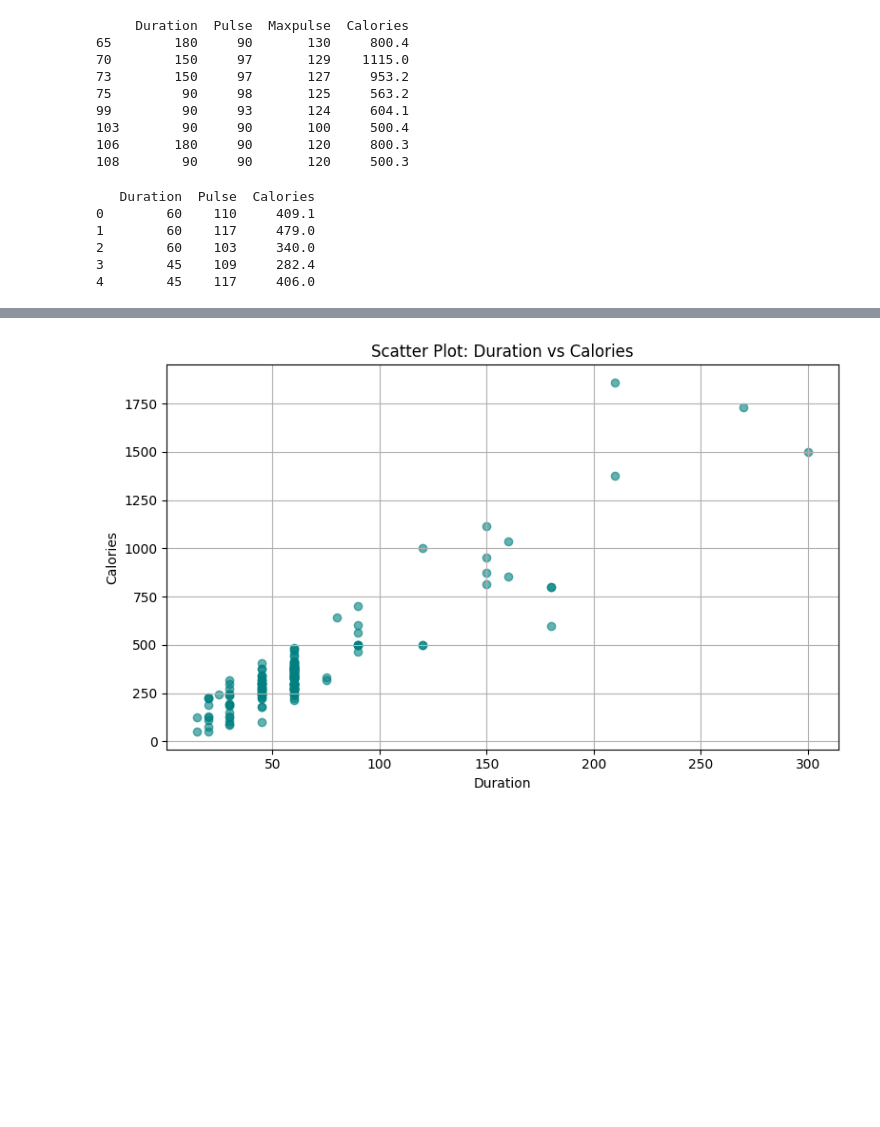
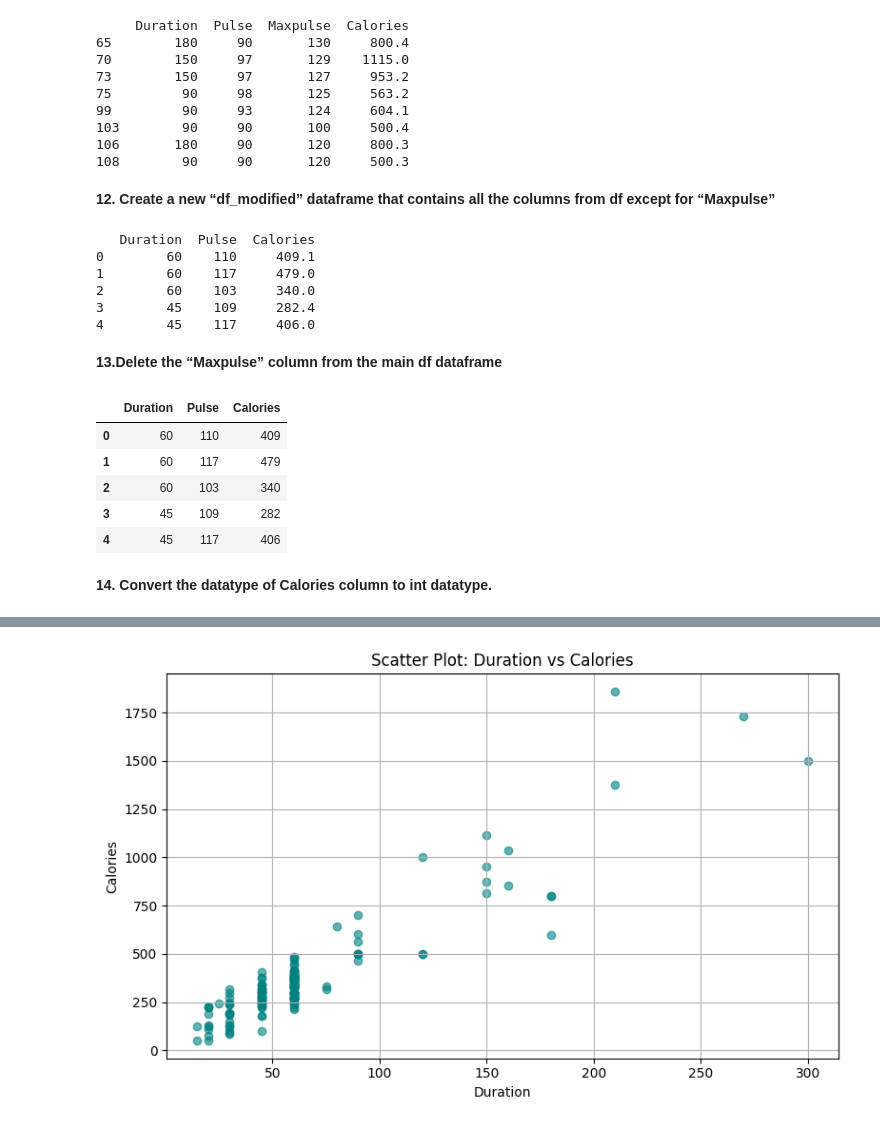
Before and after one commit to jaiz23/Big-Data-Analytics, a Jupyter notebook: icp4.ipynb, the cells around one changed output, grey strips where cells are left out. Drawn from its saved outputs; the diff is of its cells as text; code cells hidden in the pictures; blank space fills up the shorter version.

```diff
--- a/icp4.ipynb
+++ b/icp4.ipynb
@@ -178,4 +214,6 @@ print(cal_pulse_filter)
 103        90     90       100     500.4
 106       180     90       120     800.3
 108        90     90       120     500.3
+# %% [markdown]
+**12. Create a new “df_modified” dataframe that contains all the columns from df except for “Maxpulse”**
 # %%
@@ -189,7 +227,19 @@ print(df_modified.head())
 2        60    103     340.0
 3        45    109     282.4
 4        45    117     406.0
+# %% [markdown]
+**13.Delete the “Maxpulse” column from the main df dataframe**
 # %%
 # 13. Delete 'Maxpulse' column from original df
 df.drop(columns=["Maxpulse"], inplace=True)
+df.head()
+# %% [output]
+|  | Duration | Pulse | Calories |
+| 0 | 60 | 110 | 409 |
+| 1 | 60 | 117 | 479 |
+| 2 | 60 | 103 | 340 |
+| 3 | 45 | 109 | 282 |
+| 4 | 45 | 117 | 406 |
+# %% [markdown]
+**14. Convert the datatype of Calories column to int datatype.**
 # %%
```
Also changed, not shown: parts of 26 cells of this notebook.
